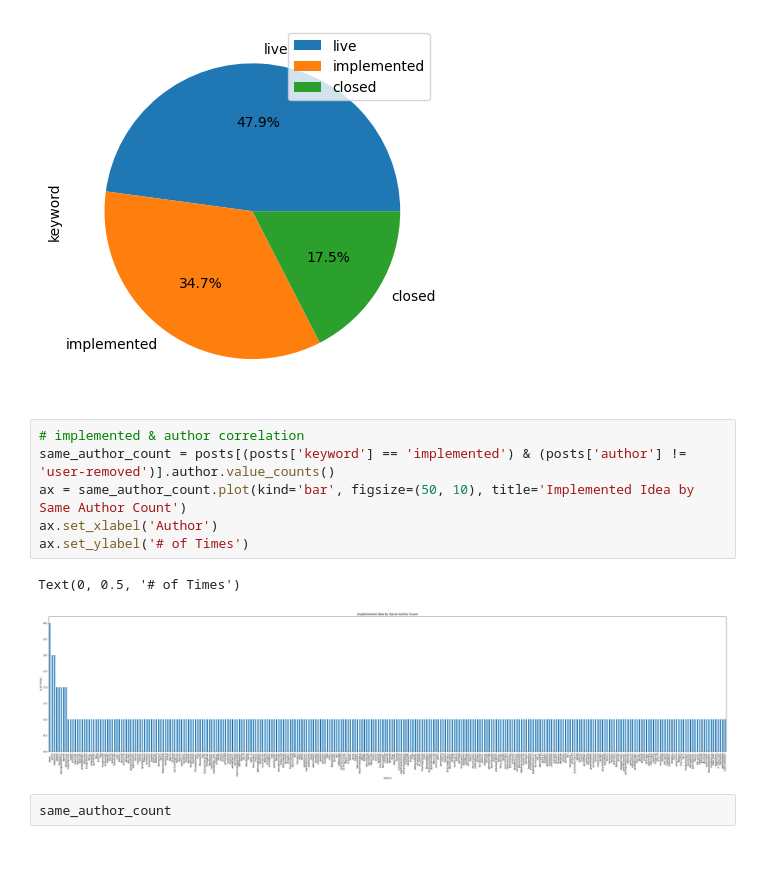
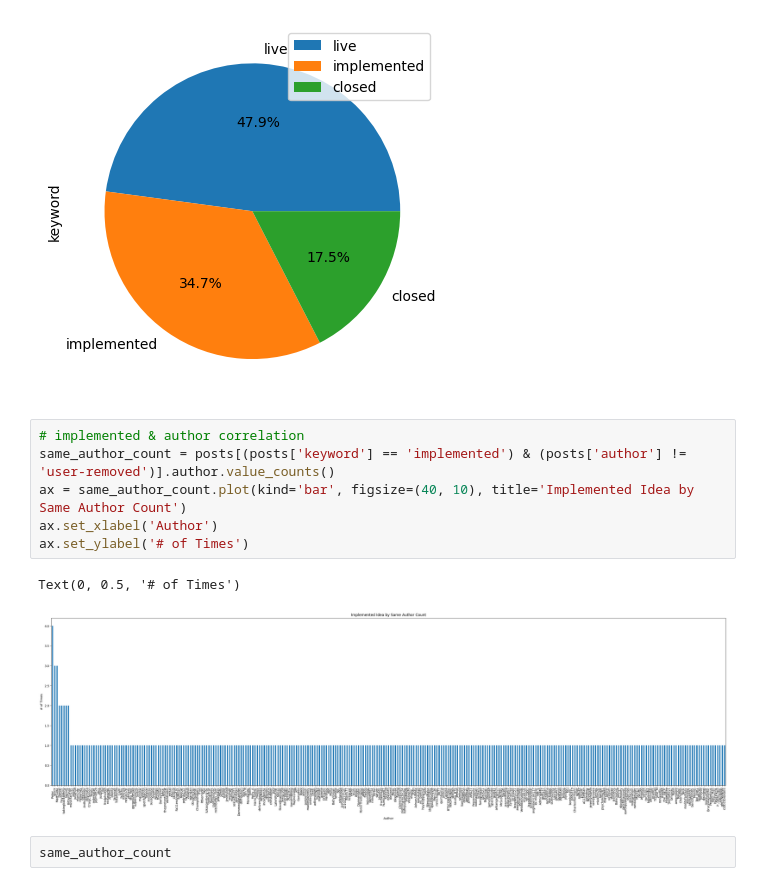
Before and after one commit to RyanMarten/spotify-user-innovation, a Jupyter notebook: data_vis_stats.ipynb, the cells around one changed output. Saved outputs shown, nothing was run; the diff lists cells and outputs as text; blank space fills up the shorter version.

```diff
--- a/data_vis_stats.ipynb
+++ b/data_vis_stats.ipynb
@@ -71,12 +72,12 @@ posts.keyword.value_counts().plot(kind='pie', autopct='%1.1f%%', legend=True)
 # %%
 # implemented & author correlation
 same_author_count = posts[(posts['keyword'] == 'implemented') & (posts['author'] != 'user-removed')].author.value_counts()
-ax = same_author_count.plot(kind='bar', figsize=(50, 10), title='Implemented Idea by Same Author Count')
+ax = same_author_count.plot(kind='bar', figsize=(40, 10), title='Implemented Idea by Same Author Count')
 ax.set_xlabel('Author')
 ax.set_ylabel('# of Times')
 # %% [output]
 Text(0, 0.5, '# of Times')
-[figure, old version]
+[figure, new version]
 # %%
 same_author_count
 # %% [output]
```
Also changed, not shown: parts of 3 cells of this notebook.
